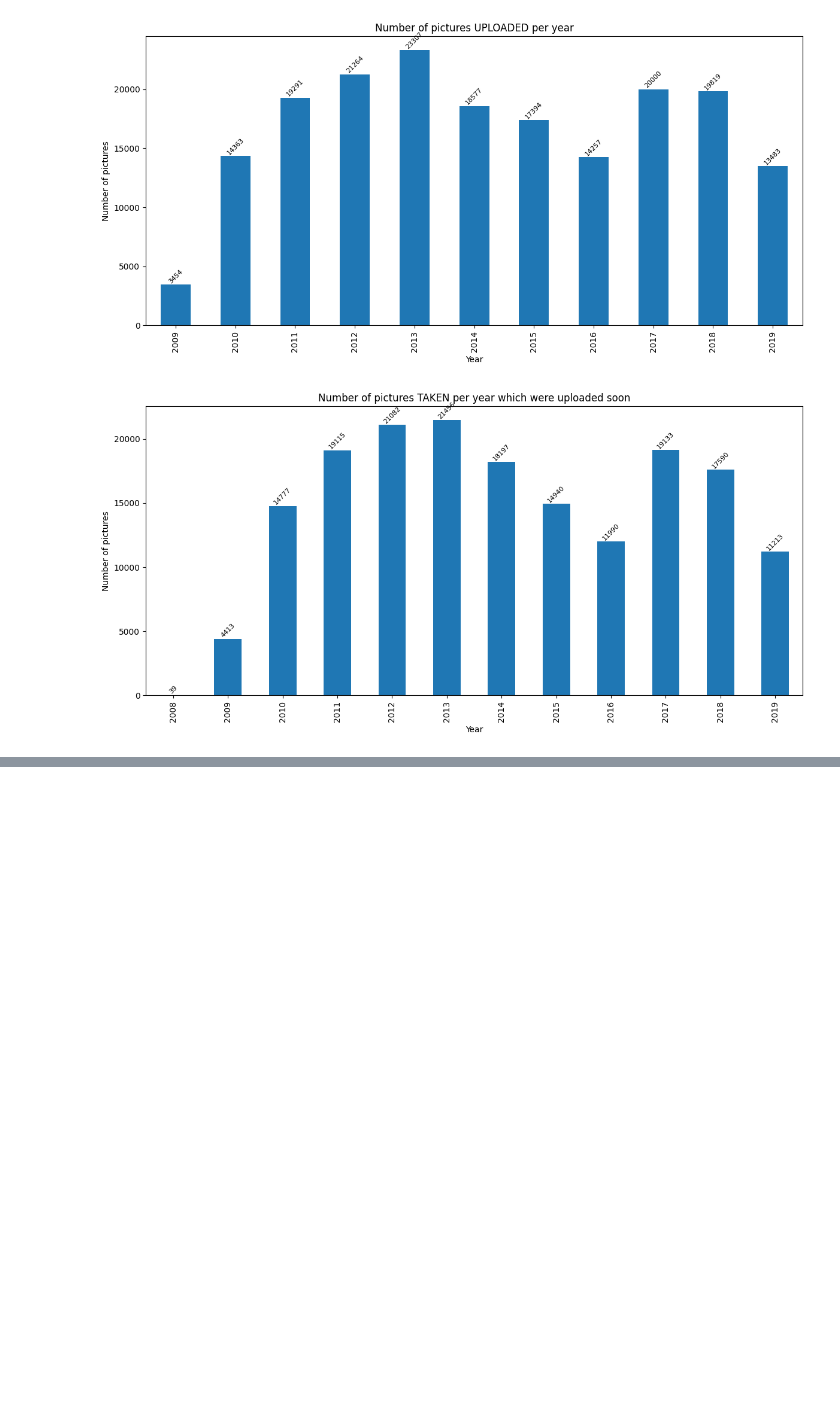
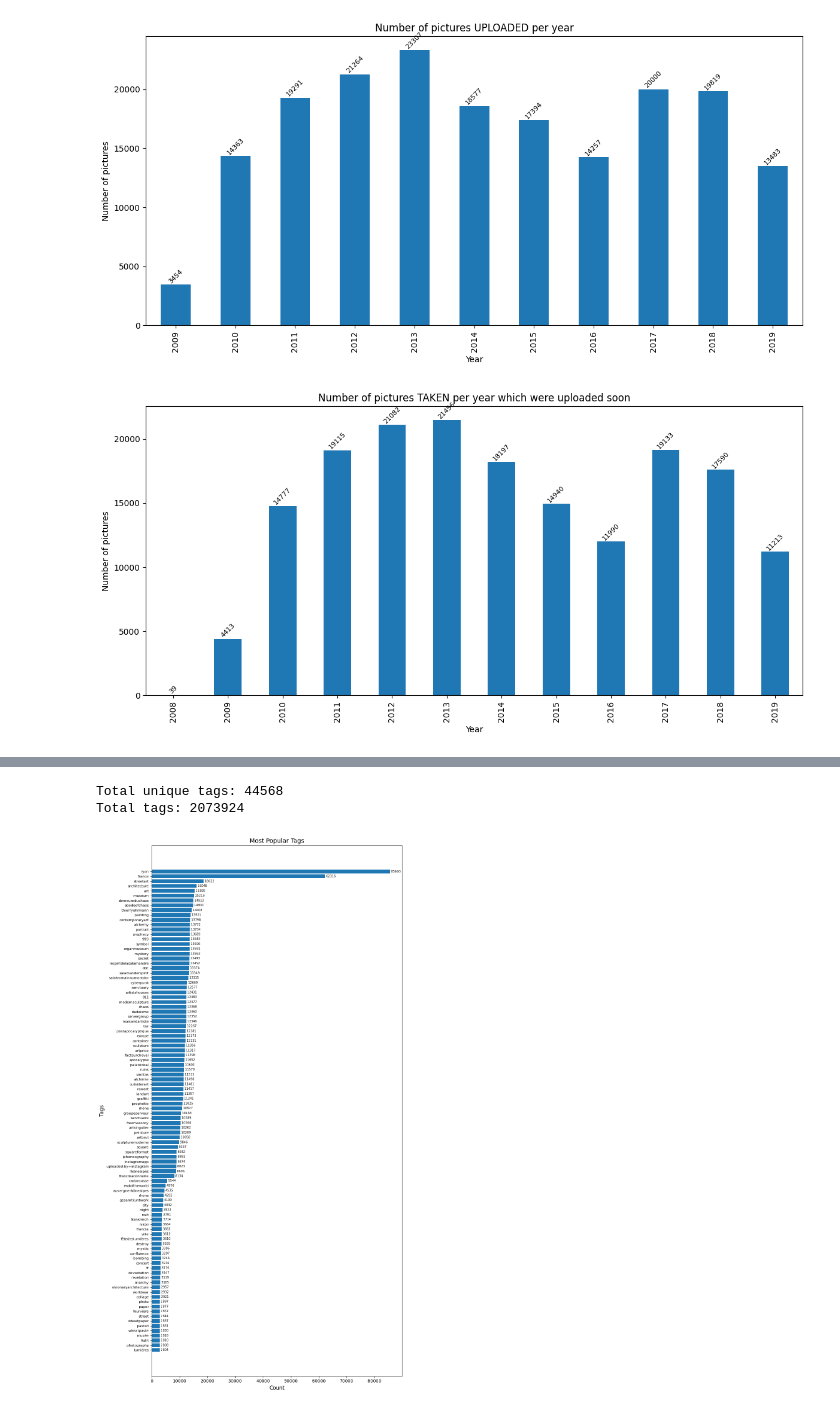
Before and after one commit to gri-sha/exploreLyon, a Jupyter notebook: explore.ipynb, the cells around one changed output, grey strips where cells are left out. Cells and saved outputs as stored; diff of their text form; code cells hidden in the pictures; blank space fills up the shorter version.

```diff
--- a/explore.ipynb
+++ b/explore.ipynb
@@ -94,2 +97,33 @@ plt.show()
 # %%
 df['similar_year'] = similar_mask
+# %%
+all_tags = []
+for tags_list in df["tags"]:
+    if tags_list and isinstance(tags_list, list):
+        all_tags.extend(tags_list)
+
+tag_counts = Counter(all_tags)
+print(f"Total unique tags: {len(tag_counts)}")
+print(f"Total tags: {len(all_tags)}\n")
+
+top_tags = tag_counts.most_common(100)
+tags, counts = zip(*top_tags)
+
+fig, ax = plt.subplots(figsize=(10, 18))
+ax.barh(range(len(tags)), counts)
+ax.set_yticks(range(len(tags)))
+ax.set_yticklabels(tags, fontsize=8)
+ax.set_xlabel("Count", fontsize=12)
+ax.set_ylabel("Tags", fontsize=12)
+ax.set_title("Most Popular Tags", fontsize=14)
+ax.invert_yaxis()  # Most popular at the top
+
+for i, count in enumerate(counts):
+    ax.text(count, i, f" {count}", va='center', fontsize=7)
+
+plt.tight_layout()
+plt.show()
+# %% [output]
+Total unique tags: 44568
+Total tags: 2073924
+[figure, added]
```
Also changed, not shown: parts of 6 cells of this notebook, 1 other file.
